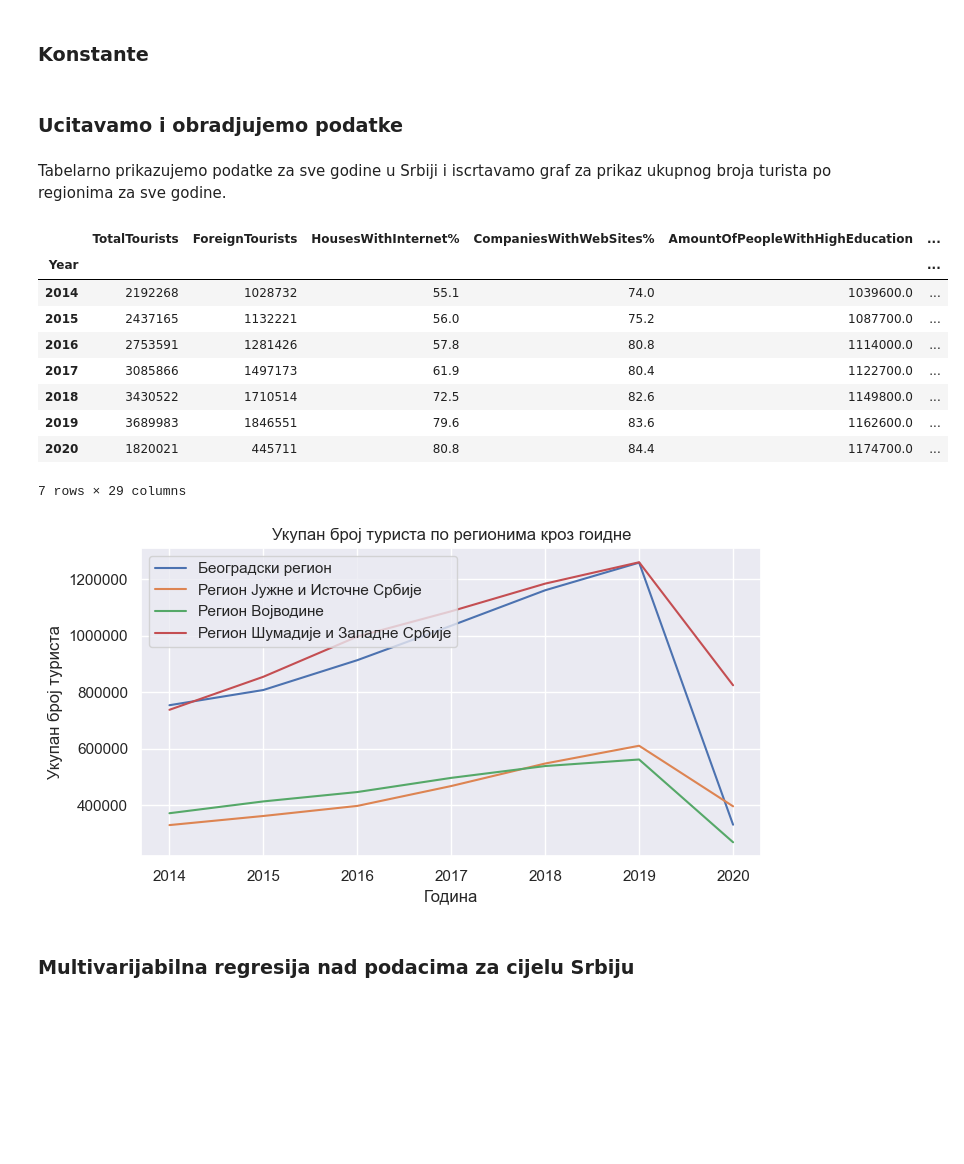
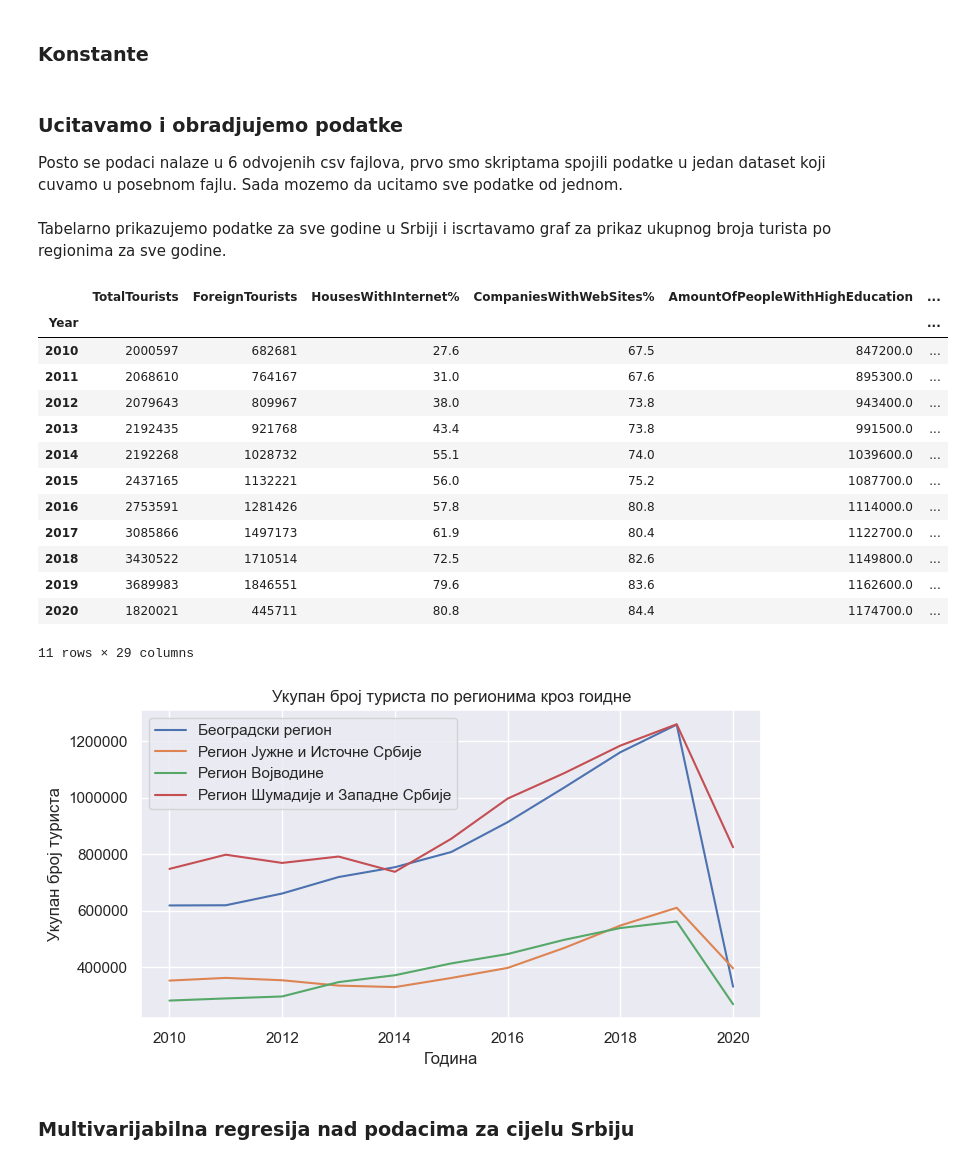
Before and after one commit to cetkovicaleksa/nans-projekat, a Jupyter notebook: nans.ipynb, the cells around one changed output. Cells and saved outputs as stored; diff of their text form; code cells hidden in the pictures; blank space fills up the shorter version.

```diff
--- a/nans.ipynb
+++ b/nans.ipynb
@@ -51,8 +52,10 @@ REGIONS = (
     'Регион Шумадије и Западне Србије',
     'Регион Јужне и Источне Србије'
 )
-# %% [markdown]
-### Ucitavamo i obradjujemo podatke
+# %% [markdown]
+### Ucitavamo i obradjujemo podatke
+
+Posto se podaci nalaze u 6 odvojenih csv fajlova, prvo smo skriptama spojili podatke u jedan dataset koji cuvamo u posebnom fajlu. Sada mozemo da ucitamo sve podatke od jednom.
 # %%
 from typing import Tuple
 
@@ -74,18 +77,17 @@ def get_dataset(path, usecols=COLS, index_col=INDEX_COLS):
 # %% [markdown]
 Tabelarno prikazujemo podatke za sve godine u Srbiji i iscrtavamo graf za prikaz ukupnog broja turista po regionima za sve godine.
 # %%
-regions_df, serbia_df = get_dataset(DATA_FILE)
-
-#NOTE: interpolation is done here if necessary
-regions_df = regions_df.dropna()
-serbia_df = serbia_df.dropna()
-
+regions_df, serbia_df = get_dataset(EXTRAPOLATED_DATA_FILE)
 regions_grouped = regions_df.groupby("Region")
 
 serbia_df.head(11)
 # %% [output]
 |  | TotalTourists | ForeignTourists | HousesWithInternet% | CompaniesWithWebSites% | AmountOfPeopleWithHighEducation | ... |
 | Year |  |  |  |  |  | ... |
+| 2010 | 2000597 | 682681 | 27.6 | 67.5 | 847200.0 | ... |
+| 2011 | 2068610 | 764167 | 31.0 | 67.6 | 895300.0 | ... |
+| 2012 | 2079643 | 809967 | 38.0 | 73.8 | 943400.0 | ... |
+| 2013 | 2192435 | 921768 | 43.4 | 73.8 | 991500.0 | ... |
 | 2014 | 2192268 | 1028732 | 55.1 | 74.0 | 1039600.0 | ... |
 | 2015 | 2437165 | 1132221 | 56.0 | 75.2 | 1087700.0 | ... |
 | 2016 | 2753591 | 1281426 | 57.8 | 80.8 | 1114000.0 | ... |
@@ -93,7 +95,7 @@ serbia_df.head(11)
 | 2018 | 3430522 | 1710514 | 72.5 | 82.6 | 1149800.0 | ... |
 | 2019 | 3689983 | 1846551 | 79.6 | 83.6 | 1162600.0 | ... |
 | 2020 | 1820021 | 445711 | 80.8 | 84.4 | 1174700.0 | ... |
-7 rows × 29 columns
+11 rows × 29 columns
 # %%
 for region_name, region_df in regions_grouped:
     plt.plot(region_df.index.get_level_values("Year"), region_df["TotalTourists"], label=region_name)
@@ -101,11 +103,11 @@ for region_name, region_df in regions_grouped:
 plt.xlabel("Година")
 plt.ylabel("Укупан број туриста")
 plt.title("Укупан број туриста по регионима кроз гоидне")
+plt.legend(loc='upper left')
 plt.ticklabel_format(style='plain')
-plt.legend(loc='upper left')
 plt.show()
 # %% [output]
-[figure, old version]
+[figure, new version]
 # %% [markdown]
 ### Multivarijabilna regresija nad podacima za cijelu Srbiju
 # %% [markdown]
```
Also changed, not shown: parts of 19 cells of this notebook.
